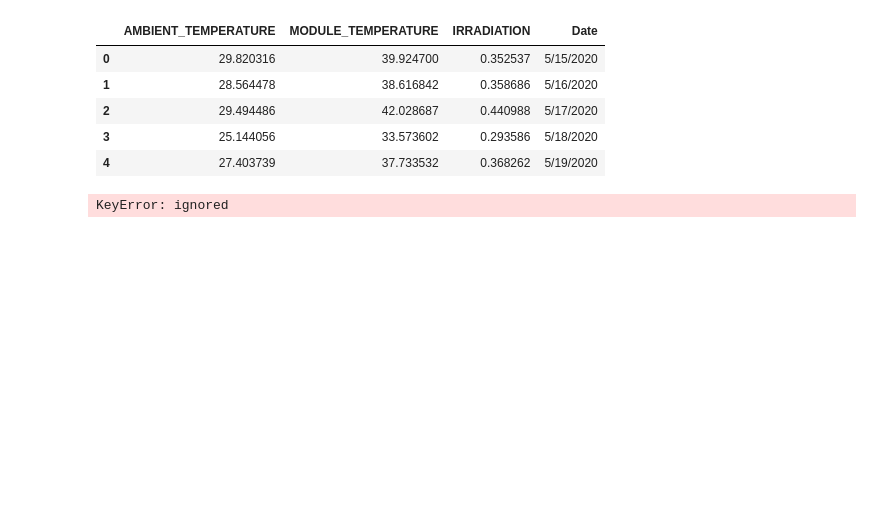
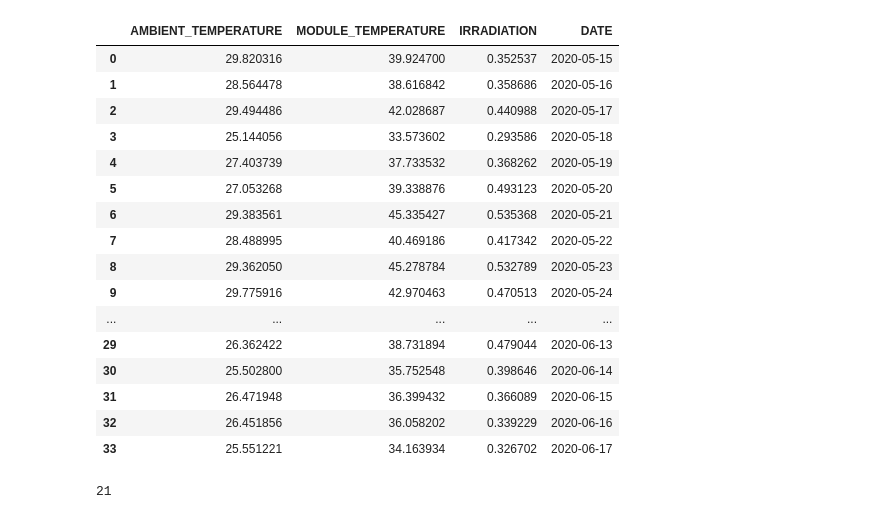
Before and after one commit to A-Wadhwani/ME597-Project, a Jupyter notebook: Solar_Power_data_cleaning.ipynb, the cells around one changed output. Drawn from its saved outputs; the diff is of its cells as text; code cells hidden in the pictures; blank space fills up the shorter version.

```diff
--- a/Solar_Power_data_cleaning.ipynb
+++ b/Solar_Power_data_cleaning.ipynb
@@ -82,9 +98,20 @@ li[0].head()
 # %%
-weather_data_clean.head()
+weather_data_clean.head(40)
 # %% [output]
-|  | AMBIENT_TEMPERATURE | MODULE_TEMPERATURE | IRRADIATION | Date |
-| 0 | 29.820316 | 39.924700 | 0.352537 | 5/15/2020 |
-| 1 | 28.564478 | 38.616842 | 0.358686 | 5/16/2020 |
-| 2 | 29.494486 | 42.028687 | 0.440988 | 5/17/2020 |
-| 3 | 25.144056 | 33.573602 | 0.293586 | 5/18/2020 |
-| 4 | 27.403739 | 37.733532 | 0.368262 | 5/19/2020 |
+|  | AMBIENT_TEMPERATURE | MODULE_TEMPERATURE | IRRADIATION | DATE |
+| 0 | 29.820316 | 39.924700 | 0.352537 | 2020-05-15 |
+| 1 | 28.564478 | 38.616842 | 0.358686 | 2020-05-16 |
+| 2 | 29.494486 | 42.028687 | 0.440988 | 2020-05-17 |
+| 3 | 25.144056 | 33.573602 | 0.293586 | 2020-05-18 |
+| 4 | 27.403739 | 37.733532 | 0.368262 | 2020-05-19 |
+| 5 | 27.053268 | 39.338876 | 0.493123 | 2020-05-20 |
+| 6 | 29.383561 | 45.335427 | 0.535368 | 2020-05-21 |
+| 7 | 28.488995 | 40.469186 | 0.417342 | 2020-05-22 |
+| 8 | 29.362050 | 45.278784 | 0.532789 | 2020-05-23 |
+| 9 | 29.775916 | 42.970463 | 0.470513 | 2020-05-24 |
+| ... | ... | ... | ... | ... |
+| 29 | 26.362422 | 38.731894 | 0.479044 | 2020-06-13 |
+| 30 | 25.502800 | 35.752548 | 0.398646 | 2020-06-14 |
+| 31 | 26.471948 | 36.399432 | 0.366089 | 2020-06-15 |
+| 32 | 26.451856 | 36.058202 | 0.339229 | 2020-06-16 |
+| 33 | 25.551221 | 34.163934 | 0.326702 | 2020-06-17 |
@@ -91,7 +121,10 @@ weather_data_clean.head()
 # %%
 merged_data = []
 
-for a in range(0,22):
-  merged_data[a]=weather_dat.merge(li[a]['DAILY_YIELD'], left_on='Date', right_on='DATE', how = 'inner')
+for a in range(0,21):
+  merged_data.append(weather_data_clean.astype(str).merge(li[a][['DAILY_YIELD','DATE']].astype(str),  on = 'DATE', how = 'inner'))
+  merged_data[a]=merged_data[a][['DATE','AMBIENT_TEMPERATURE','MODULE_TEMPERATURE','IRRADIATION','DAILY_YIELD']]
-# %% [output]
-KeyError: ignored
+# %%
+len(merged_data)
+# %% [output]
+21
```
Also changed, not shown: parts of 8 cells of this notebook.
